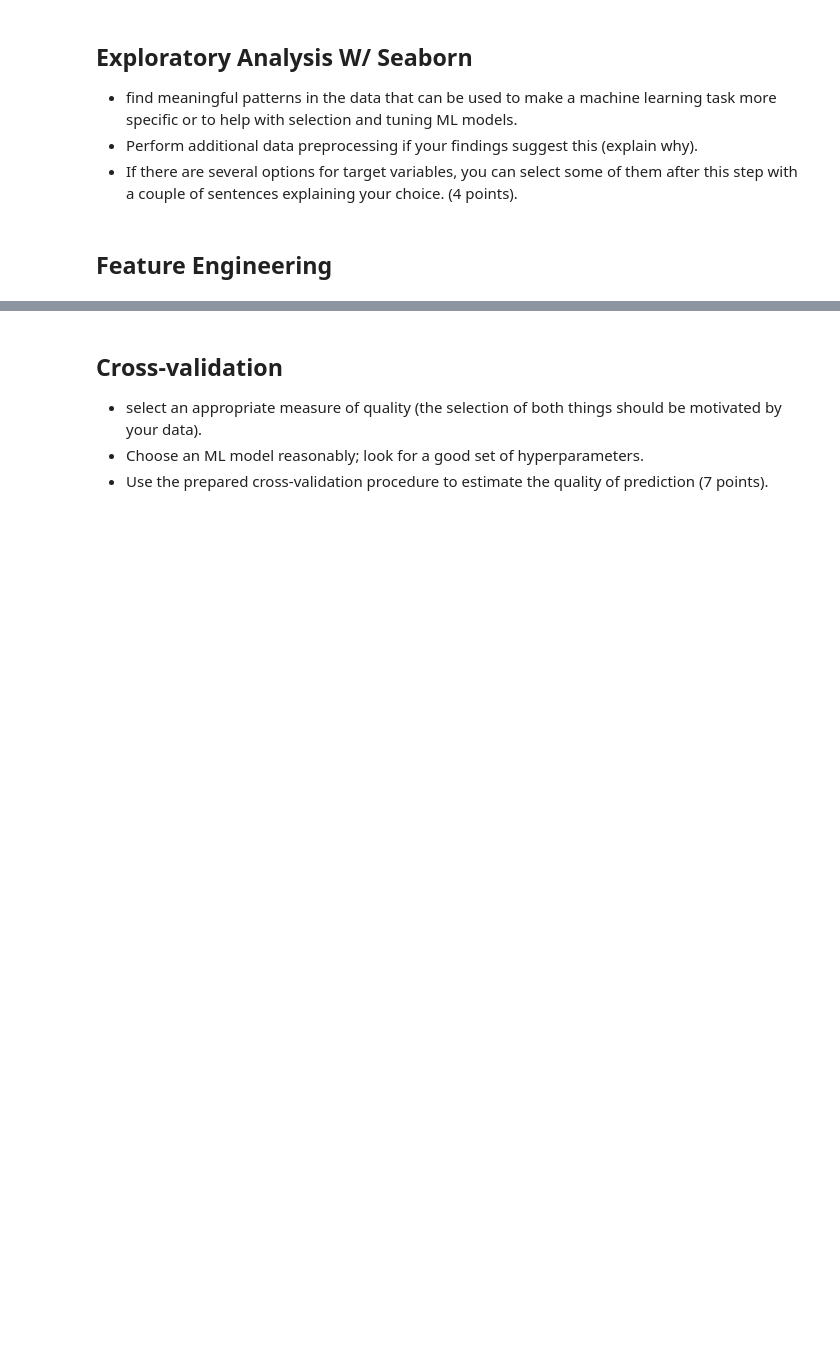
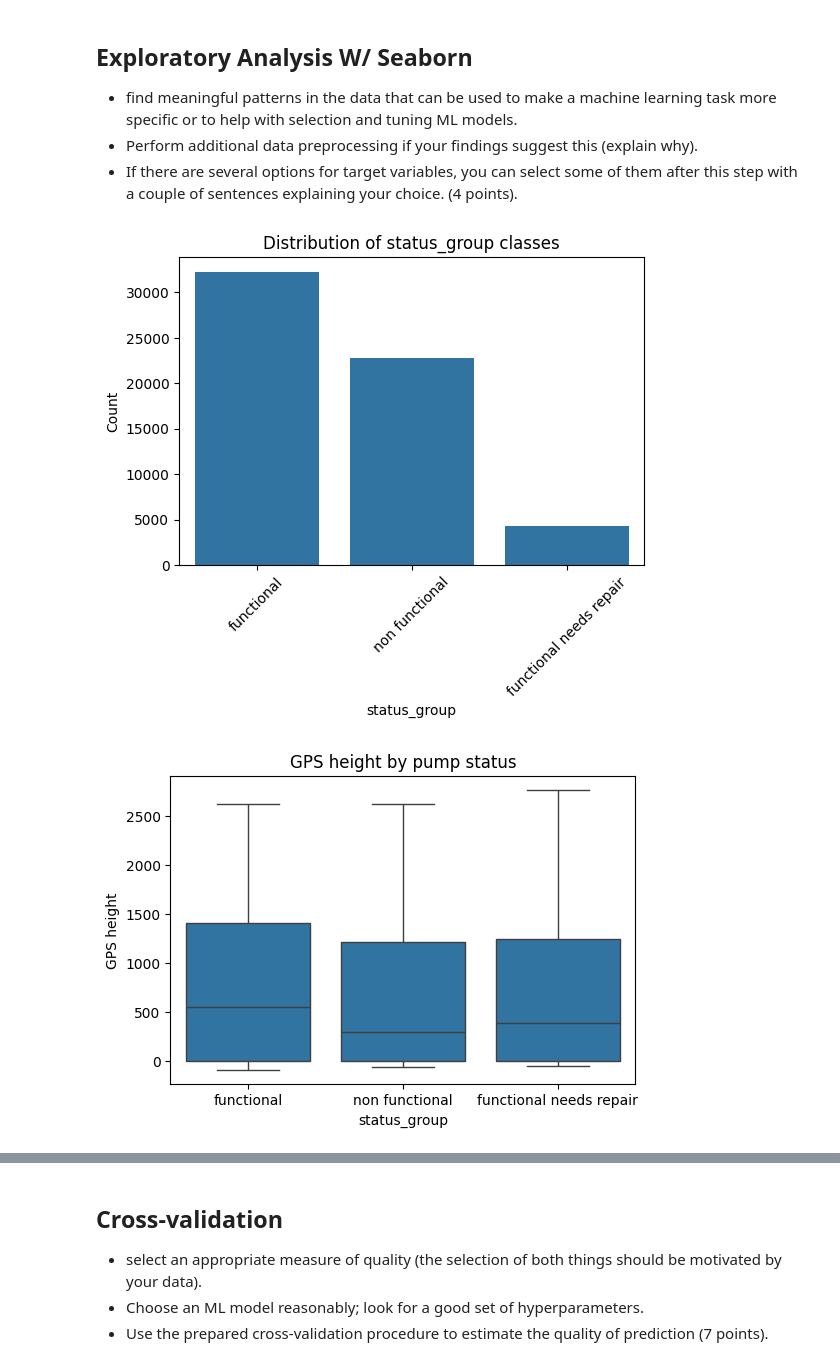
Before and after one commit to OrionXV/AI7101-Project, a Jupyter notebook: CleanStart.ipynb, the cells around one changed output, grey strips where cells are left out. Saved outputs shown, nothing was run; the diff lists cells and outputs as text; code cells hidden in the pictures; blank space fills up the shorter version.

Commit message:
feat: add data loading/merge, preprocessing steps, and starter EDA section

```diff
--- a/CleanStart.ipynb
+++ b/CleanStart.ipynb
@@ -32,11 +42,12 @@ class CONFIG:
 # %%
-train = pd.read_csv(CONFIG.TRAIN_PATH)
-train_targets = pd.read_csv(CONFIG.TRAIN_TARGETS_PATH)
-test = pd.read_csv(CONFIG.TEST_PATH)
-submission = pd.read_csv(CONFIG.SUBMISSION_PATH)
+train_features = pd.read_csv(TRAIN_PATH)
+train_targets  = pd.read_csv(TRAIN_TARGETS_PATH)
+test_df        = pd.read_csv(TEST_PATH)
 # %%
-df = train.merge(train_targets, on="id")
-print(df.shape)
+df = train_features.merge(train_targets, on='id', how='inner', validate='one_to_one')
+print("Merged training shape:", df.shape)
+print("Class distribution:")
 print(df['status_group'].value_counts(normalize=True))
-df.head()
+y = df['status_group']                 # labels
+X = df.drop(columns=['status_group'])  # features
 # %% [output]
@@ -66,5 +186,53 @@ Name: proportion, dtype: float64
 - find meaningful patterns in the data that can be used to make a machine learning task more specific or to help with selection and tuning ML models.
 - Perform additional data preprocessing if your findings suggest this (explain why).
 - If there are several options for target variables, you can select some of them after this step with a couple of sentences explaining your choice. (4 points).
-# %% [markdown]
-## Feature Engineering
+# %%
+# 1 – Target distribution
+plt.figure(figsize=(6,4))
+sns.countplot(x=y)
+plt.title('Distribution of status_group classes')
+plt.xticks(rotation=45)
+plt.ylabel('Count')
+plt.xlabel('status_group')
+plt.show()
+
+# 2 – Numeric feature distributions by class
+# Example: gps_height
+plt.figure(figsize=(6,4))
+sns.boxplot(x=y, y=df['gps_height'])
+plt.title('GPS height by pump status')
+plt.ylabel('GPS height')
+plt.xlabel('status_group')
+plt.show()
+
+# Histogram of construction_year for each class
+plt.figure(figsize=(6,4))
+for status in y.unique():
+    sns.histplot(df[df['status_group'] == status]['construction_year'],
+                 label=status, element='step', stat='density', bins=20)
+plt.legend()
+plt.title('Construction year distribution by status')
+plt.xlabel('construction_year')
+plt.ylabel('Density')
+plt.show()
+
+# 3 – Categorical feature vs target
+# Example: management
+plt.figure(figsize=(10,4))
+sns.countplot(x=df['management'], hue=y)
+plt.title('Management type vs pump status')
+plt.xticks(rotation=90)
+plt.ylabel('Count')
+plt.xlabel('management')
+plt.show()
+
+# 4 – Spatial patterns
+plt.figure(figsize=(6,6))
+sns.scatterplot(x=df['longitude'], y=df['latitude'], hue=y, alpha=0.3, s=20)
+plt.title('Geographic distribution of pumps by status')
+plt.xlabel('Longitude')
+plt.ylabel('Latitude')
+plt.show()
+# %% [output]
+[figure, added]
+[figure, added]
```
Also changed, not shown: parts of 9 cells of this notebook.
